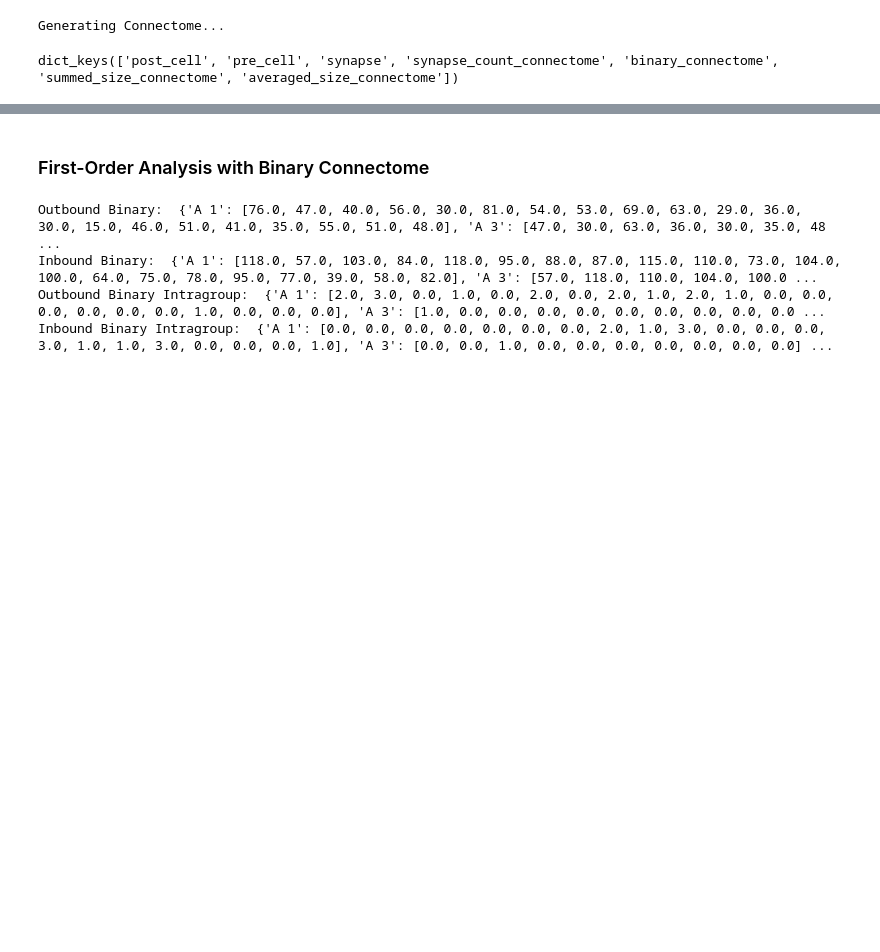
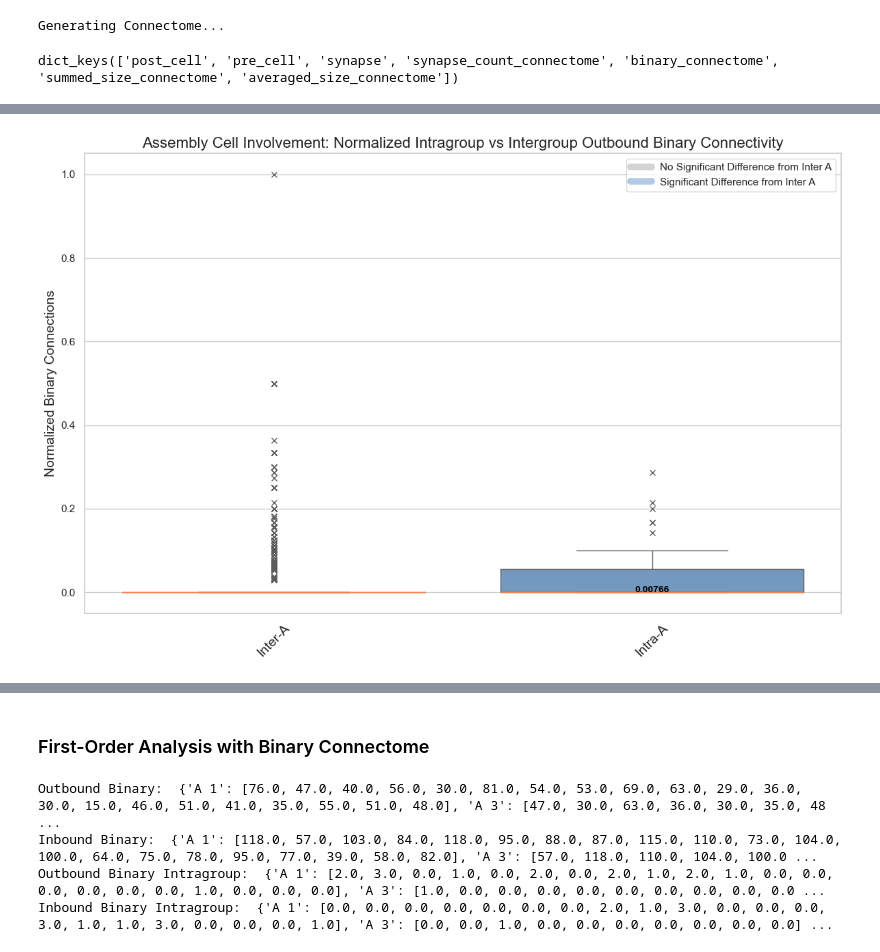
Before and after one commit to Jawagnercarena/Assembly_Organization, a Jupyter notebook: AssemblyPaperFigures/FigureCode/Figure5/Figure5_pyr_only_rectangular.ipynb, the cells around one changed output, grey strips where cells are left out. Cells and saved outputs as stored; diff of their text form; code cells hidden in the pictures; blank space fills up the shorter version.

Commit message:
Finished Analysis of Inter vs Intra
Validated with Stefan's Results. Might be useful to deal with y-scaling.

```diff
--- a/AssemblyPaperFigures/FigureCode/Figure5/Figure5_pyr_only_rectangular.ipynb
+++ b/AssemblyPaperFigures/FigureCode/Figure5/Figure5_pyr_only_rectangular.ipynb
@@ -60,3 +60,19 @@ binary_connectome = tables['structural']['binary_connectome']
 synapse_count_connectome = tables['structural']['synapse_count_connectome']
 summed_size_connectome = tables['structural']['summed_size_connectome']
 average_size_connectome = tables['structural']['averaged_size_connectome']
+# %%
+# Need to make a new graph to define the connectivity between pre and post-synpatic cell
+pyr_graph = nx.DiGraph()
+rows, cols = binary_connectome.shape
+for i in range(rows):
+    for j in range(cols):
+        if binary_connectome[i, j] != 0:  # 0 means no edge
+            pyr_graph.add_edge(f'pre_{i}', f'post_{j}', weight=binary_connectome[i, j])
+# %%
+# Produce Motif Results with dotmotif
+from dotmotif import Motif,GrandIsoExecutor
+executor = GrandIsoExecutor(graph=pyr_graph)
+chain_type = Motif("""
+                A -> B
+              """)
+synaptic_connections = executor.find(chain_type)
@@ -63,6 +83,16 @@ average_size_connectome = tables['structural']['averaged_size_connectome']
+# %%
+# Enumerate the DotMotif Result
+two_chain_results_array = np.array([list(synapse.values()) for synapse in tqdm(synaptic_connections)])
+removed_pre_post_strings = np.zeros_like(two_chain_results_array)
+for i, synapse in enumerate(synaptic_connections):
+    for j, cell in enumerate(synapse.values()):
+        removed_pre_post_strings[i, j] = int(cell.split('_')[1])
+
+two_chain_results_array = np.array(removed_pre_post_strings).astype(int)
 # %%
 ### Produce a dictionary for Assemblies by Coregistered
 assemblies_by_coregistered = invert_dict(mappings['assemblies_by_connectome_index'])
+post_assemblies_by_coregistered = invert_dict(mappings['assemblies_by_post_connectome_index'])
 # Produce Indexes for Assembly Cells and Non Assembly Cells
 assembly_connectome_indexes = []
 no_assembly_connectome_indexes = []
@@ -106,0 +358,10 @@ Mean First-Order Binary Connections of No Assembly Set: 38.25
+# %%
+inter_vs_intra_connections_plot(input_connections_dict = outbound_binary_intra_vs_inter_first_order_connections,
+                                     directionality = 'Outbound',
+                                     binary_counts = True,
+                                     syn_counts = False,
+                                     summed_psd = False,
+                                     average_psd = False,
+                                     show_p_vals = True)
+# %% [output]
+[figure, added]
```
Also changed, not shown: parts of 14 cells of this notebook, 10 other files.
